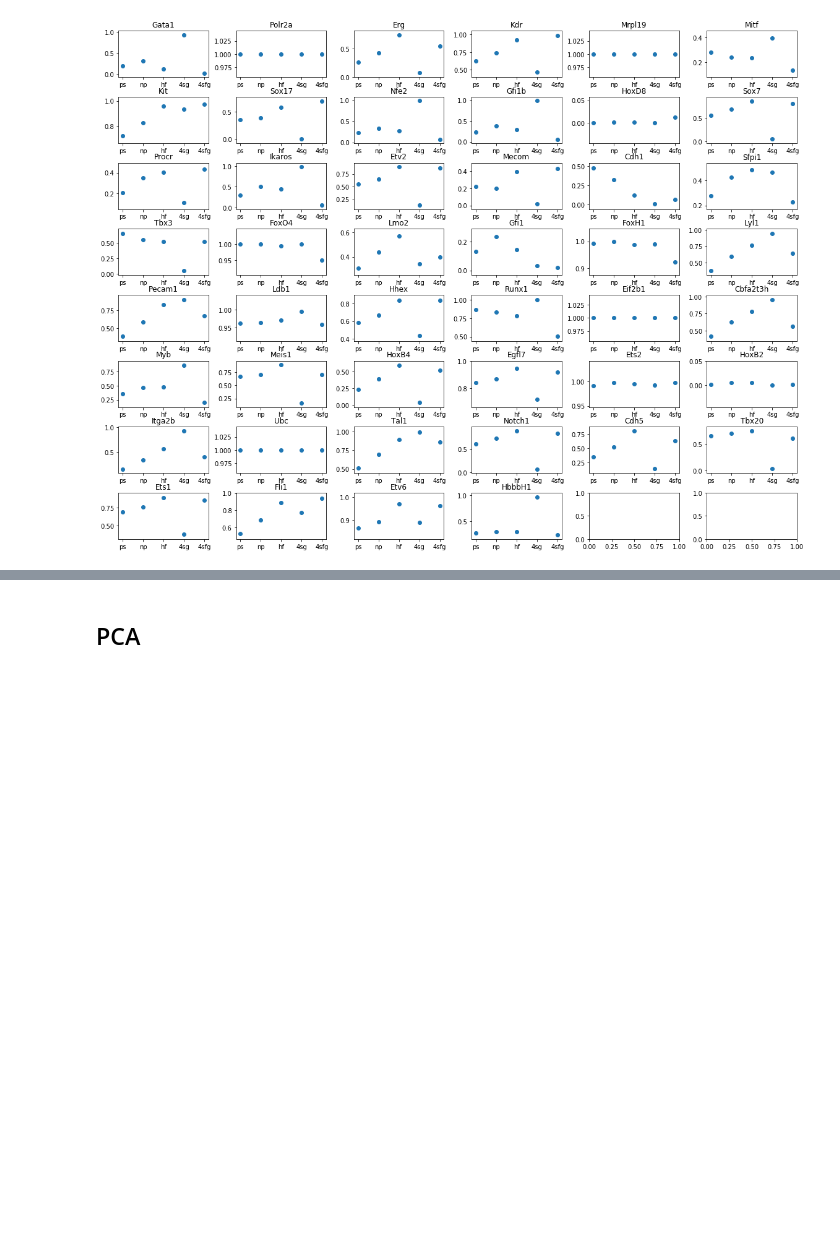
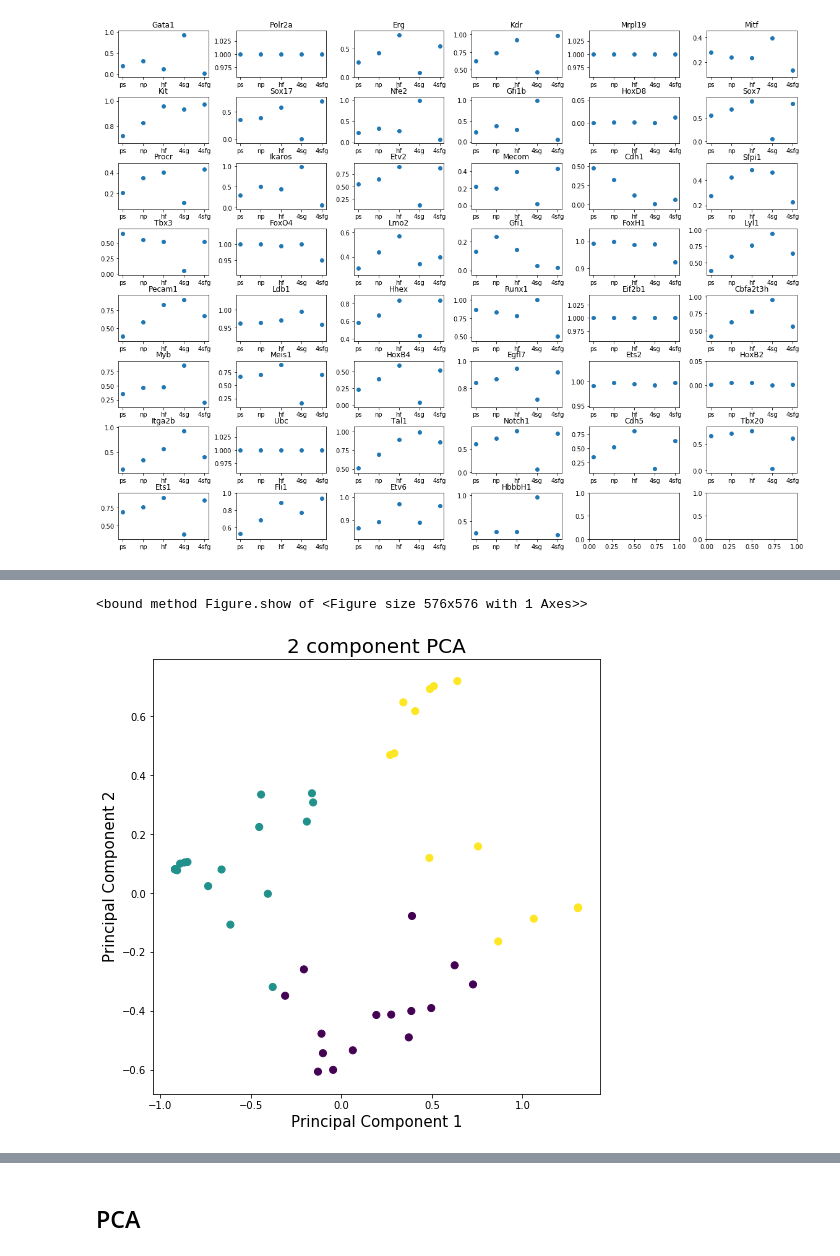
Before and after one commit to chopper6/RESYS-3-, a Jupyter notebook: Preliminary/Untitled.ipynb, the cells around one changed output, grey strips where cells are left out. Cells and saved outputs as stored; diff of their text form; code cells hidden in the pictures; blank space fills up the shorter version.

```diff
--- a/Preliminary/Untitled.ipynb
+++ b/Preliminary/Untitled.ipynb
@@ -105,0 +157,17 @@ f.show
+# %%
+from sklearn.cluster import KMeans
+kmeans = KMeans(n_clusters = 3, init = 'random', n_init= 1).fit(principalDf.values)
+
+fig = plt.figure(figsize = (8,8))
+ax = fig.add_subplot(1,1,1)
+ax.set_xlabel('Principal Component 1', fontsize = 15)
+ax.set_ylabel('Principal Component 2', fontsize = 15)
+ax.set_title('2 component PCA', fontsize = 20)
+ax.scatter(principalDf['principal component 1']
+           , principalDf['principal component 2']
+           , c = kmeans.predict(principalDf.values)
+           ,s = 50)
+fig.show
+# %% [output]
+<bound method Figure.show of <Figure size 576x576 with 1 Axes>>
+[figure, added]
```
Also changed, not shown: parts of 7 cells of this notebook, 13 other files.
